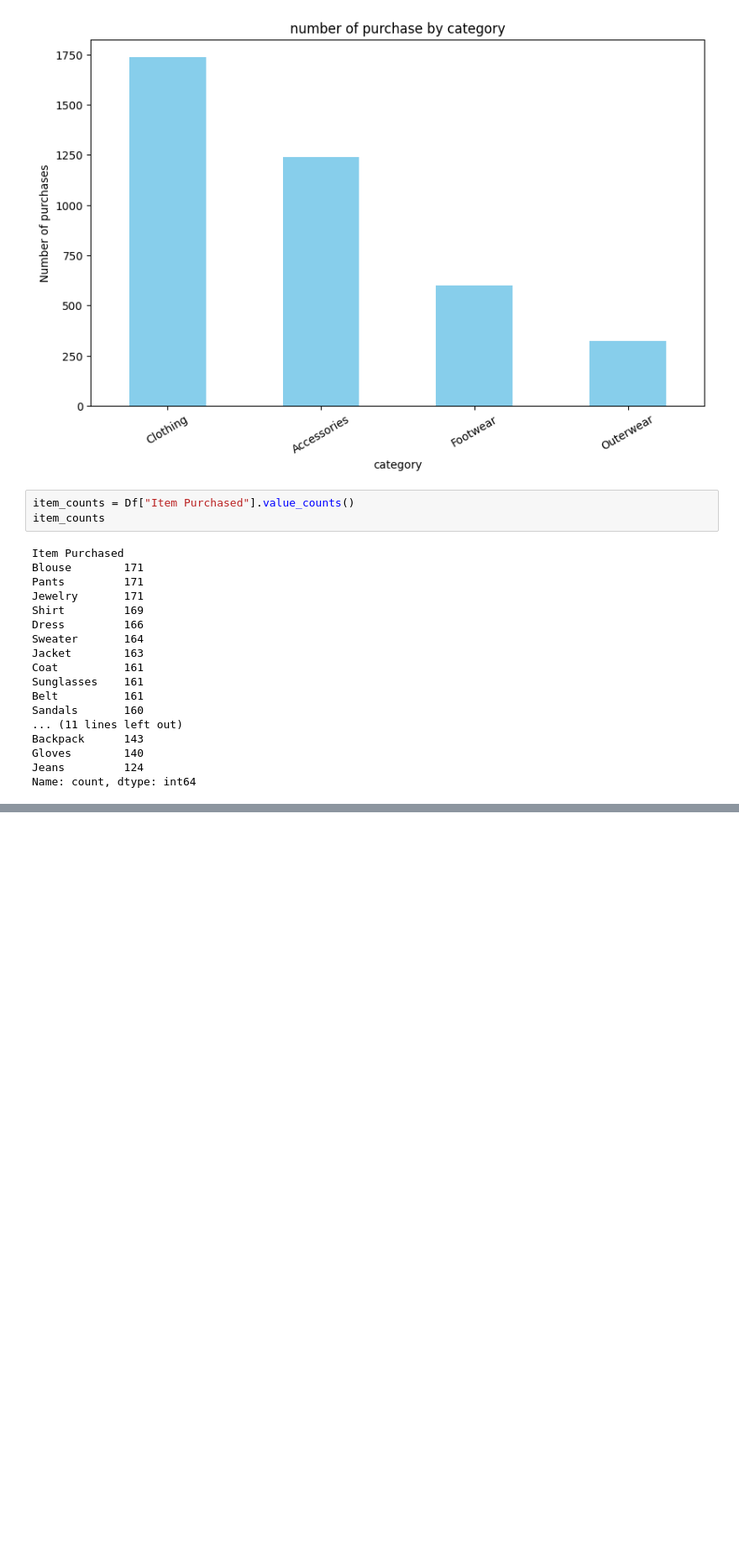
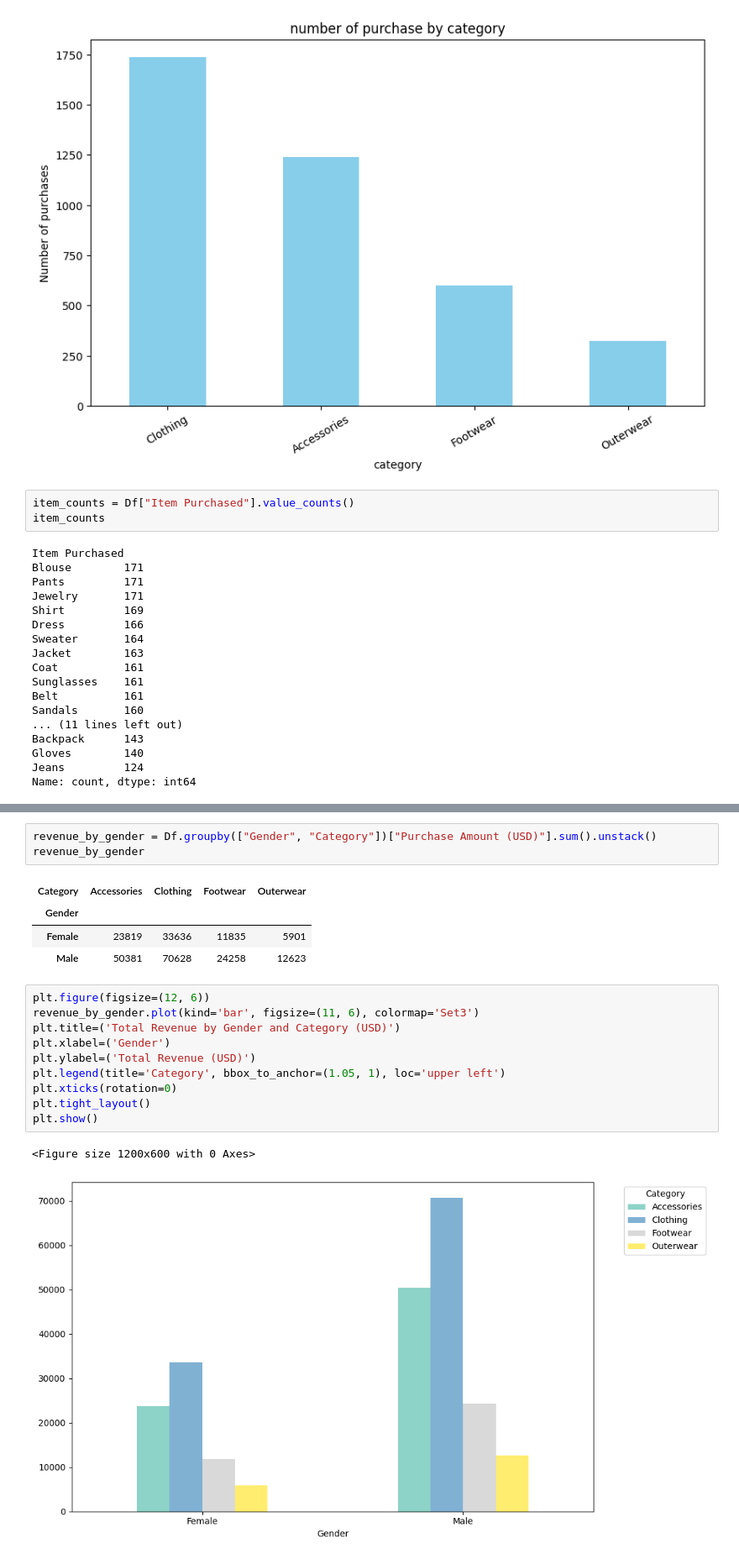
Before and after one commit to ngendor00t/data-project, a Jupyter notebook: shopping behaviour (1).ipynb, the cells around one changed output, grey strips where cells are left out. Shown at 84% size. Drawn from its saved outputs; the diff is of its cells as text; blank space fills up the shorter version.

```diff
--- a/shopping behaviour (1).ipynb
+++ b/shopping behaviour (1).ipynb
@@ -555,0 +598,21 @@ Name: count, dtype: int64
+# %%
+revenue_by_gender = Df.groupby(["Gender", "Category"])["Purchase Amount (USD)"].sum().unstack()
+revenue_by_gender
+# %% [output]
+| Category | Accessories | Clothing | Footwear | Outerwear |
+| Gender |  |  |  |  |
+| Female | 23819 | 33636 | 11835 | 5901 |
+| Male | 50381 | 70628 | 24258 | 12623 |
+# %%
+plt.figure(figsize=(12, 6))
+revenue_by_gender.plot(kind='bar', figsize=(11, 6), colormap='Set3')
+plt.title=('Total Revenue by Gender and Category (USD)')
+plt.xlabel=('Gender')
+plt.ylabel=('Total Revenue (USD)')
+plt.legend(title='Category', bbox_to_anchor=(1.05, 1), loc='upper left')
+plt.xticks(rotation=0)
+plt.tight_layout()
+plt.show()
+# %% [output]
+<Figure size 1200x600 with 0 Axes>
+[figure, added]
```
Also changed, not shown: parts of 7 cells of this notebook, 1 other file.
